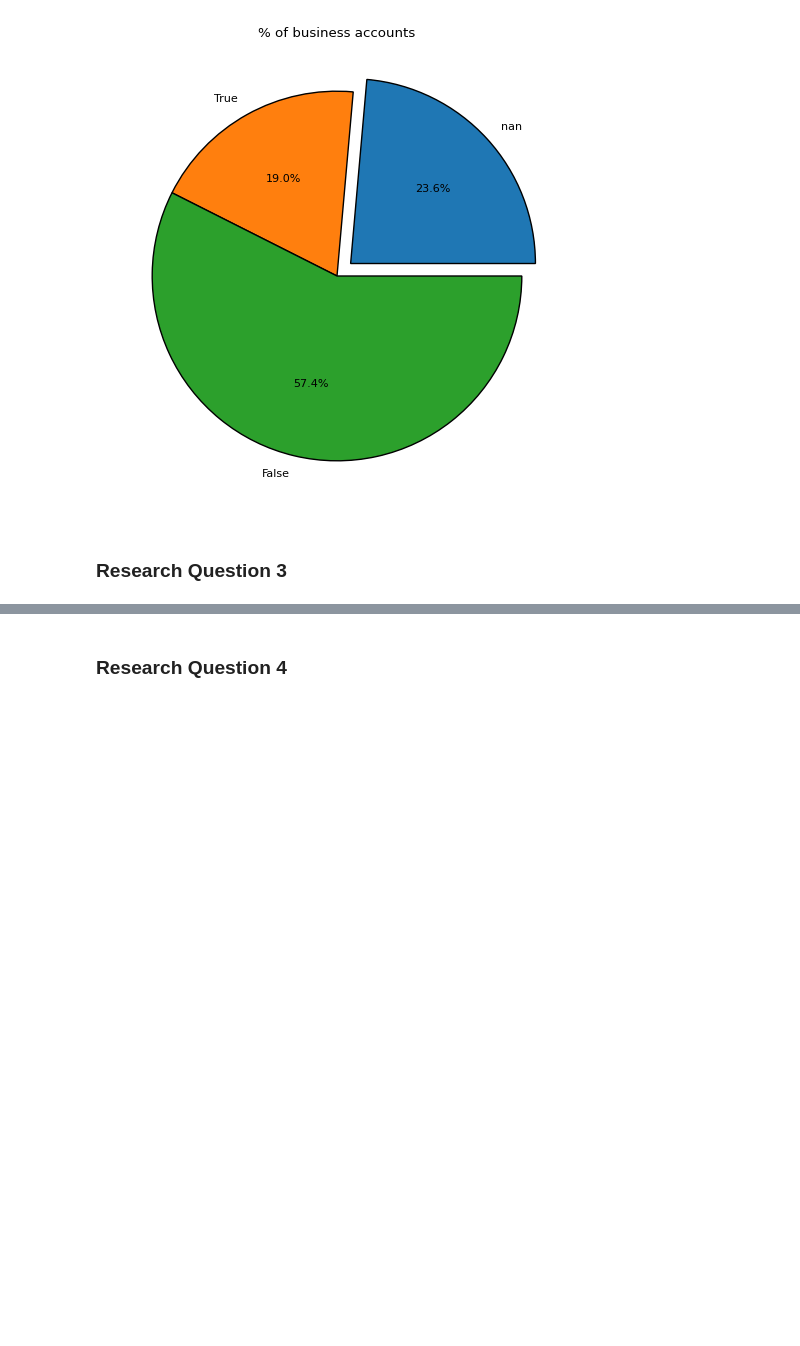
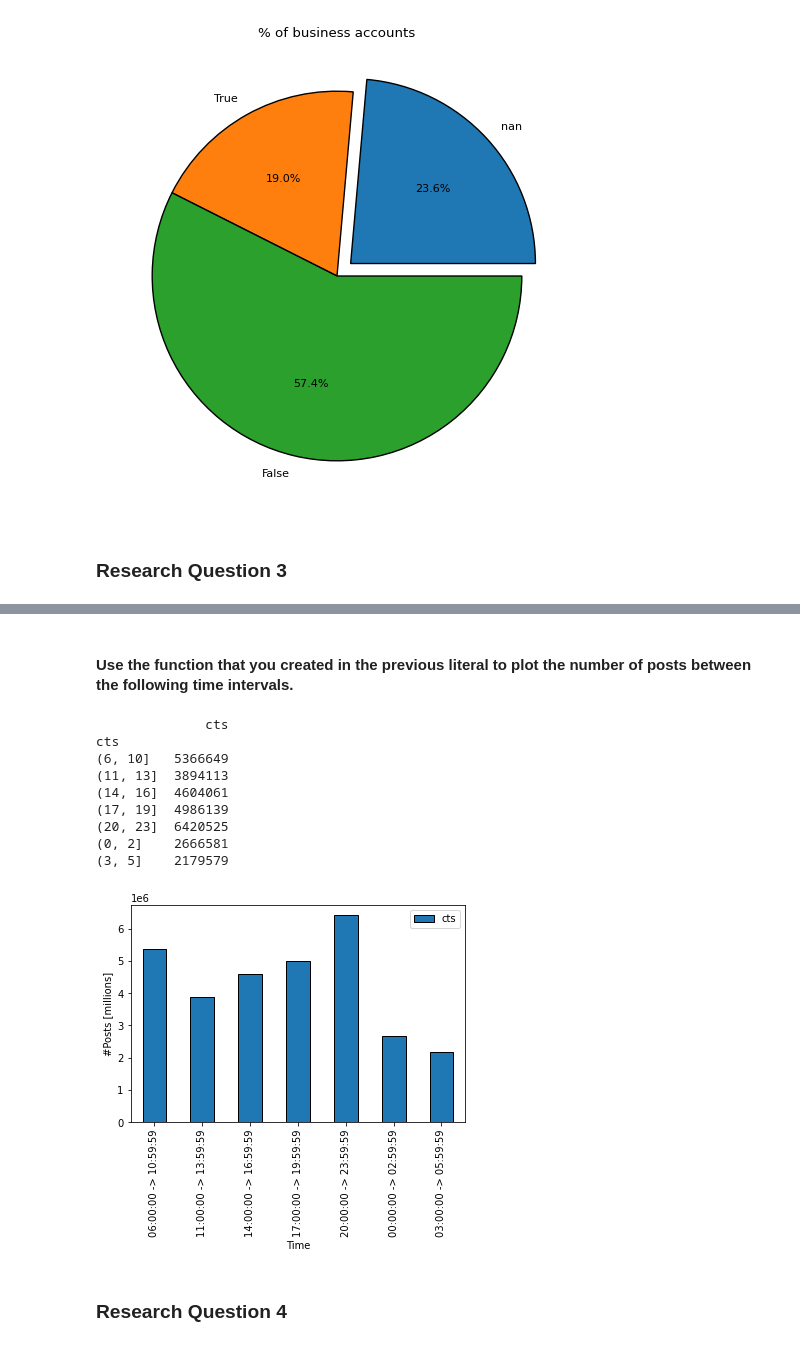
Before and after one commit to donEnno/ADM-HW2-GROUP1, a Jupyter notebook: amd_homework_2.ipynb, the cells around one changed output, grey strips where cells are left out. Saved outputs shown, nothing was run; the diff lists cells and outputs as text; code cells hidden in the pictures; blank space fills up the shorter version.

```diff
--- a/amd_homework_2.ipynb
+++ b/amd_homework_2.ipynb
@@ -92,3 +94,49 @@ plt.show()
+# %%
+def time_to_plot(list_of_intervals):
+    bin_list = []
+    labels = []
+    for t_0, t_end in list_of_intervals:
+        labels.append(' -> '.join([t_0, t_end]))
+
+        t_0 = pd.to_datetime(t_0).time()
+        t_end = pd.to_datetime(t_end).time()
+
+        bin_list.append((t_0.hour, t_end.hour))
+
+    loc = range(len(labels))
+    bins = pd.IntervalIndex.from_tuples(bin_list)
+    result_df = posts_df.groupby(pd.cut(posts_df["cts"].dt.hour, bins=bins)).count()
+    print(result_df)
+
+    result_df.plot(kind="bar", edgecolor="black")
+
+    plt.xlabel("Time")
+    plt.ylabel("#Posts [millions]")
+    plt.xticks(loc, labels, rotation="vertical")
+    plt.show()
+# %% [markdown]
+#### Use the function that you created in the previous literal to plot the number of posts between the following time intervals.
+# %%
+time_intervals = [("06:00:00", "10:59:59"),
+                  ("11:00:00", "13:59:59"),
+                  ("14:00:00", "16:59:59"),
+                  ("17:00:00", "19:59:59"),
+                  ("20:00:00", "23:59:59"),
+                  ("00:00:00", "02:59:59"),
+                  ("03:00:00", "05:59:59")]
+
+time_to_plot(time_intervals)
+# %% [output]
+              cts
+cts
+(6, 10]   5366649
+(11, 13]  3894113
+(14, 16]  4604061
+(17, 19]  4986139
+(20, 23]  6420525
+(0, 2]    2666581
+(3, 5]    2179579
+[figure, added]
 # %% [markdown]
 ### Research Question 4
 # %% [markdown]
```
Also changed, not shown: parts of 28 cells of this notebook.
